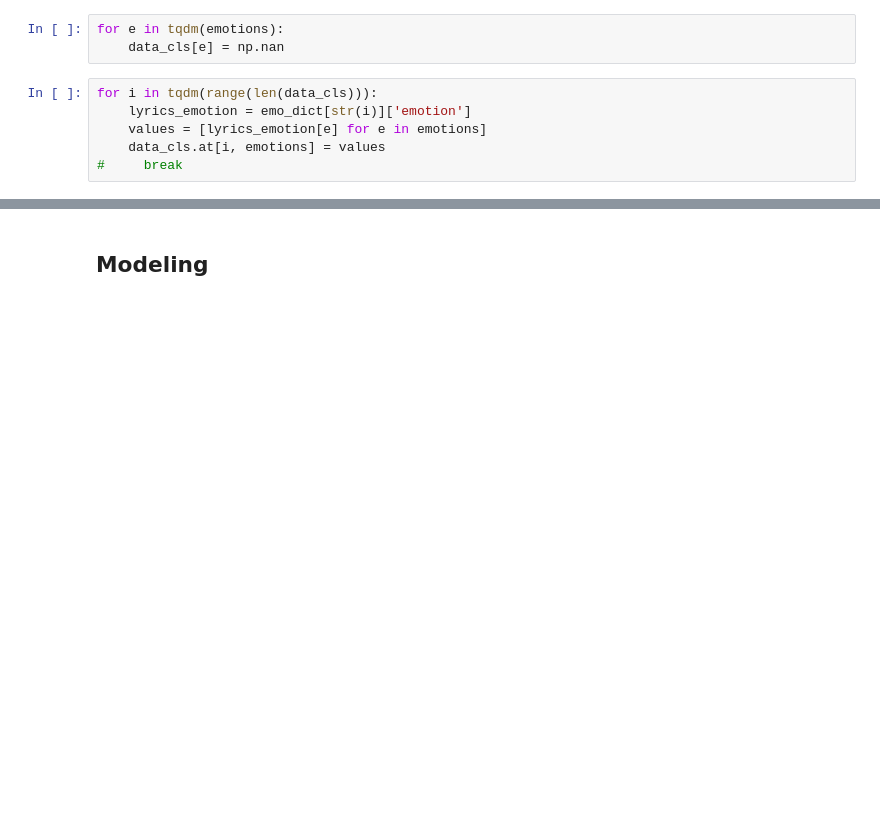
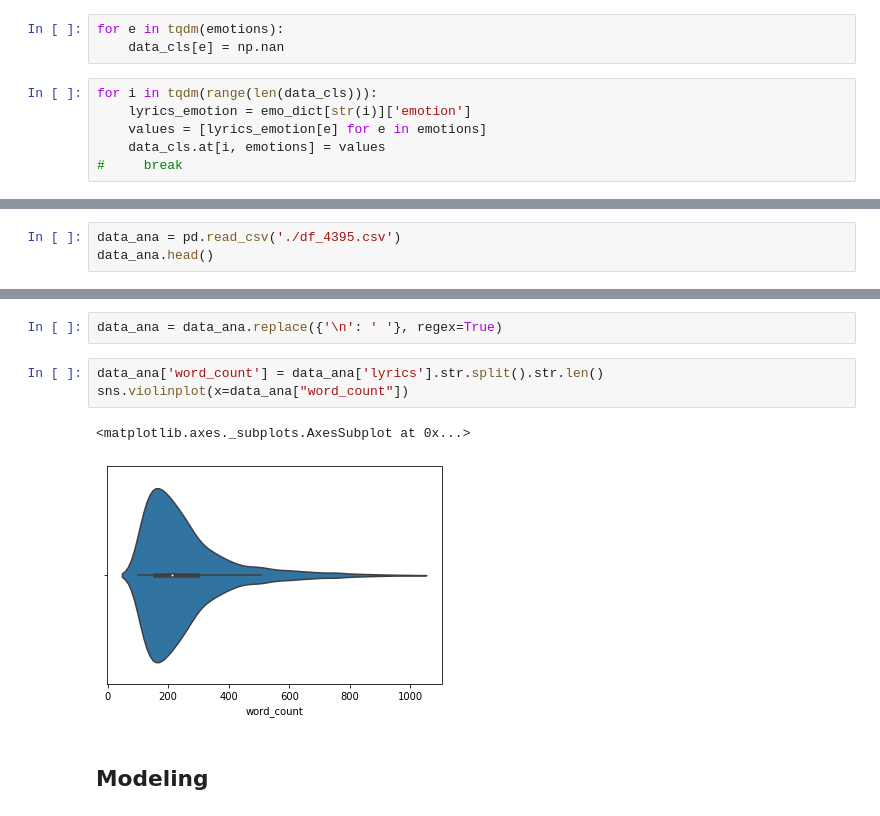
Before and after one commit to AlanConstantine/HKUEDUR7072-Text-Mining-Project, a Jupyter notebook: training.ipynb, the cells around one changed output, grey strips where cells are left out. Saved outputs shown, nothing was run; the diff lists cells and outputs as text; blank space fills up the shorter version.

```diff
--- a/training.ipynb
+++ b/training.ipynb
@@ -150,0 +154,3 @@ for i in tqdm(range(len(data_cls))):
+# %%
+data_ana = pd.read_csv('./df_4395.csv')
+data_ana.head()
@@ -151,3 +180,11 @@ for i in tqdm(range(len(data_cls))):
+# %%
+data_ana = data_ana.replace({'\n': ' '}, regex=True)
+# %%
+data_ana['word_count'] = data_ana['lyrics'].str.split().str.len()
+sns.violinplot(x=data_ana["word_count"])
+# %% [output]
+<matplotlib.axes._subplots.AxesSubplot at 0x...>
+[figure, added]
 # %% [markdown]
 ## Modeling
 # %% [markdown]
```
Also changed, not shown: parts of 4 cells of this notebook.
